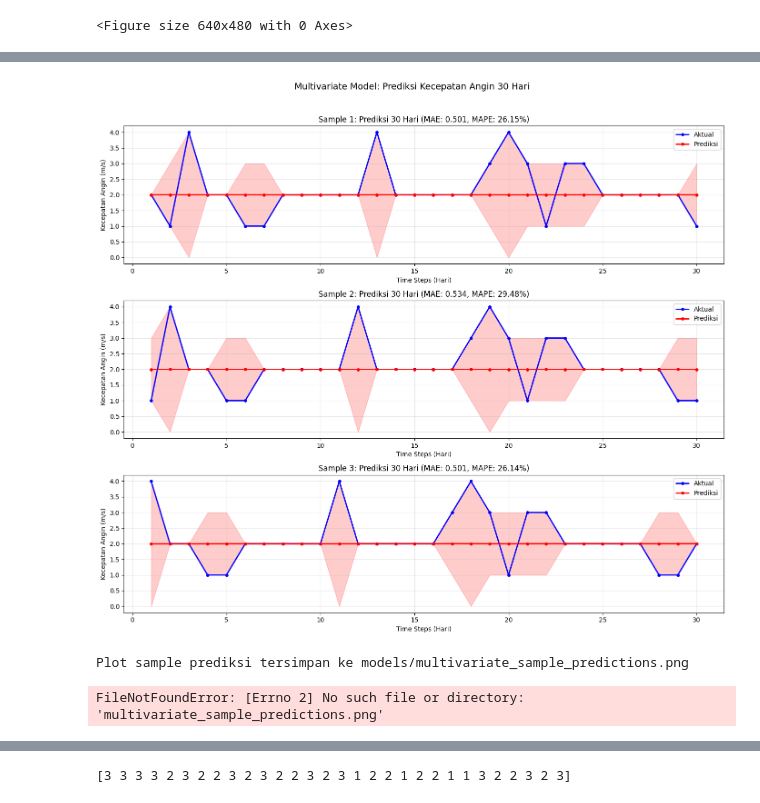
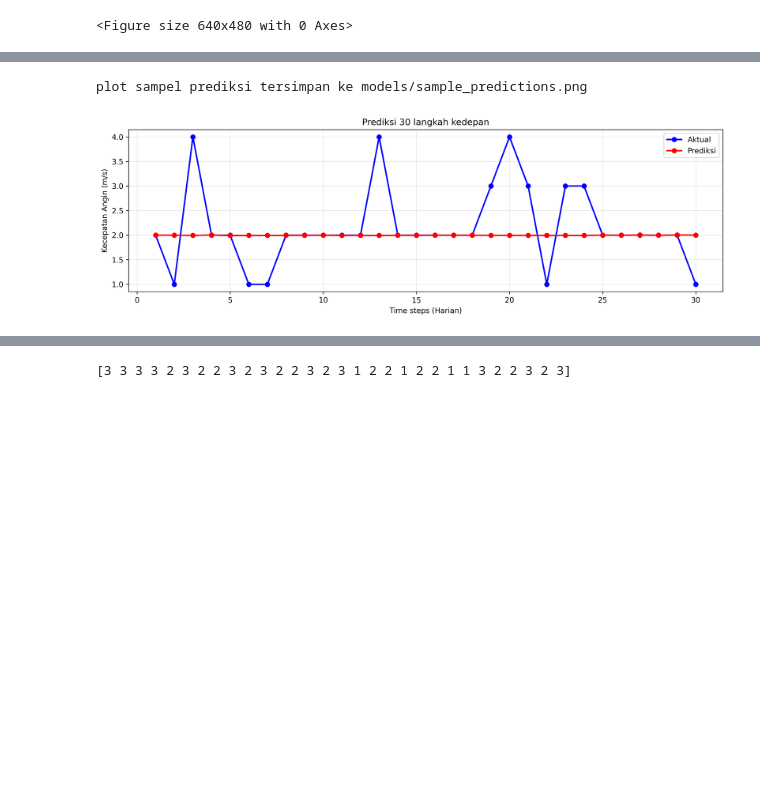
Before and after one commit to mahadidn/wind-speed-forecasting, a Jupyter notebook: code/multioutput_bilstm_att_multivariate.ipynb, the cells around one changed output, grey strips where cells are left out. Cells and saved outputs as stored; diff of their text form; code cells hidden in the pictures; blank space fills up the shorter version.

Commit message:
fix: bilstm_att_multivariat

```diff
--- a/code/multioutput_bilstm_att_multivariate.ipynb
+++ b/code/multioutput_bilstm_att_multivariate.ipynb
@@ -183,7 +168,7 @@ def create_multivariate_bilstm_attention(units=64, time_steps=60, forecast_horiz
     context_vector = GlobalAveragePooling1D(name='global_pooling')(context_vector)
 
     # Fully connected layers
-    dense_1 = Dense(64, activation='relu', name='dense_2')(context_vector)
+    dense_1 = Dense(64, activation='relu', name='dense_1')(context_vector)
 
     # Output layer: univariate prediction untuk forecast_horizon steps
     output = Dense(forecast_horizon, activation='linear', name='forecast_output')(dense_1)
@@ -435,48 +420,34 @@ Mean Absolute Percentage Error (MAPE): 26.40%
 Detail hasil prediksi tersimpan ke models/multivariate_predictions.csv
 Metrik berhasil tersimpan ke models/multivariate_metrics.pkl
 # %%
-# Plot sample predictions
-def plot_multivariate_predictions(y_true, y_pred, n_samples=3, save_path='models/multivariate_sample_predictions.png'):
-    """Plot sample multi-step forecasting untuk model multivariat"""
-    fig, axes = plt.subplots(n_samples, 1, figsize=(14, 4*n_samples))
+# Plot sample forecasting
+def plot_sample_predictions(y_true, y_pred, n_samples=1, save_path='models/sample_predictions.png'):
+    """Plot sample multi-step forecasting"""
+    fig, axes = plt.subplots(n_samples, 1, figsize=(12, 4*n_samples))
     if n_samples == 1:
         axes = [axes]
 
     for i in range(min(n_samples, len(y_true))):
-        axes[i].plot(range(1, forecast_horizon+1), y_true[i], 'bo-',
-                    label='Aktual', linewidth=2, markersize=4)
-        axes[i].plot(range(1, forecast_horizon+1), y_pred[i], 'ro-',
-                    label='Prediksi', linewidth=2, markersize=4)
-
-        # Calculate sample metrics
-        mae_sample = mean_absolute_error(y_true[i], y_pred[i])
-        mape_sample = mean_absolute_percentage_error(y_true[i], y_pred[i]) * 100
-
-        axes[i].set_title(f'Sample {i+1}: Prediksi 30 Hari (MAE: {mae_sample:.3f}, MAPE: {mape_sample:.2f}%)')
-        axes[i].set_xlabel('Time Steps (Hari)')
+        axes[i].plot(range(1, forecast_horizon+1), y_true[i], 'bo-', label='Aktual', linewidth=2)
+        axes[i].plot(range(1, forecast_horizon+1), y_pred[i], 'ro-', label='Prediksi', linewidth=2)
+        axes[i].set_title(f'Prediksi 30 langkah kedepan')
+        axes[i].set_xlabel('Time steps (Harian)')
         axes[i].set_ylabel('Kecepatan Angin (m/s)')
         axes[i].legend()
         axes[i].grid(True, alpha=0.3)
 
-        # Add error band
-        error = np.abs(y_true[i] - y_pred[i])
-        axes[i].fill_between(range(1, forecast_horizon+1),
-                           y_pred[i] - error, y_pred[i] + error,
-                           alpha=0.2, color='red', label='Error Range')
 
-    plt.suptitle('Multivariate Model: Prediksi Kecepatan Angin 30 Hari', fontsize=14, y=1.02)
     plt.tight_layout()
     plt.savefig(save_path, dpi=300, bbox_inches='tight')
-    plt.show()
-    print(f"Plot sample prediksi tersimpan ke {save_path}")
+    plt.close()
+    print(f"plot sampel prediksi tersimpan ke {save_path}")
 # %%
 # Buat plot
-plot_multivariate_predictions(y_test_seq_original, y_pred_multistep_original)
-display(Image(filename='multivariate_sample_predictions.png'))
+plot_sample_predictions(y_test_seq_original, y_pred_multistep_original)
+display(Image(filename='models/sample_predictions.png'))
 # %% [output]
+plot sampel prediksi tersimpan ke models/sample_predictions.png
-[figure, old version]
+[figure, new version]
-Plot sample prediksi tersimpan ke models/multivariate_sample_predictions.png
-FileNotFoundError: [Errno 2] No such file or directory: 'multivariate_sample_predictions.png'
 # %%
 # Prediksi real-time dengan model multivariat
 def predict_next_n_steps_multivariate(latest_sequence, model, X_scaler, y_scaler,
```
Also changed, not shown: parts of 16 cells of this notebook.
